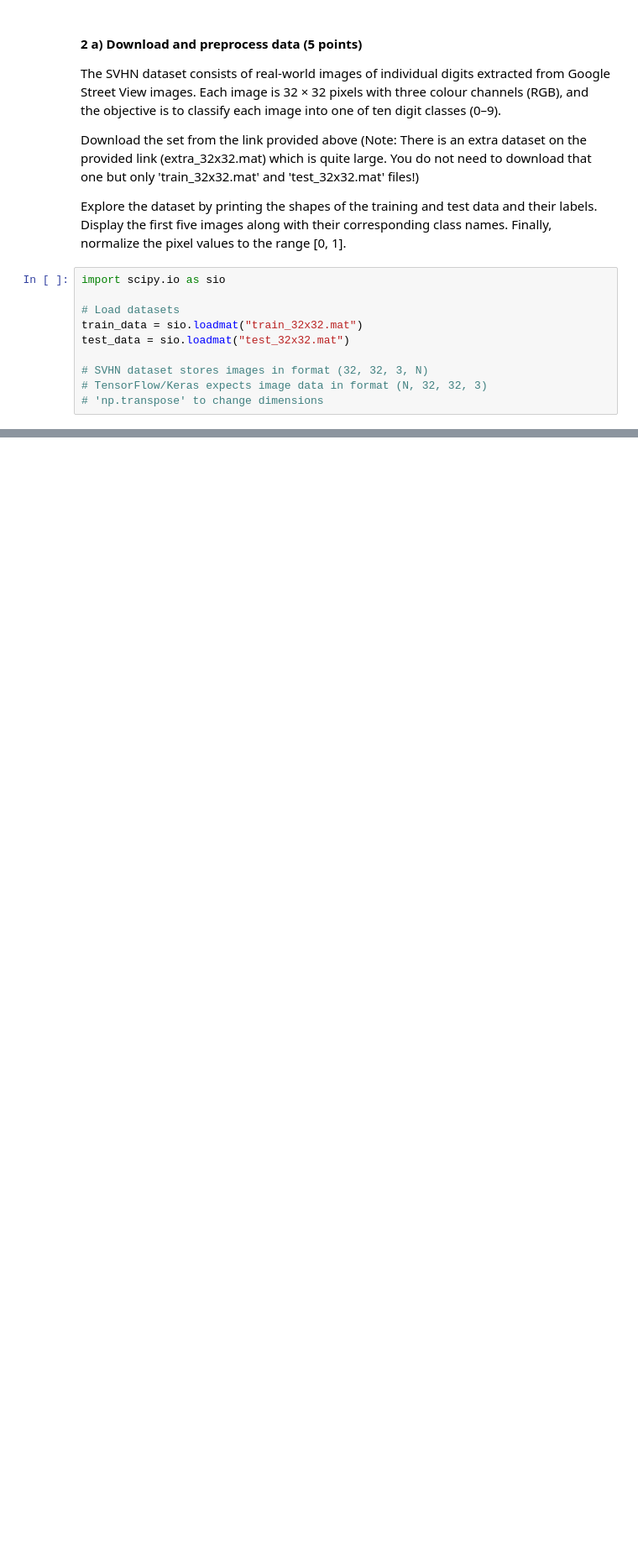
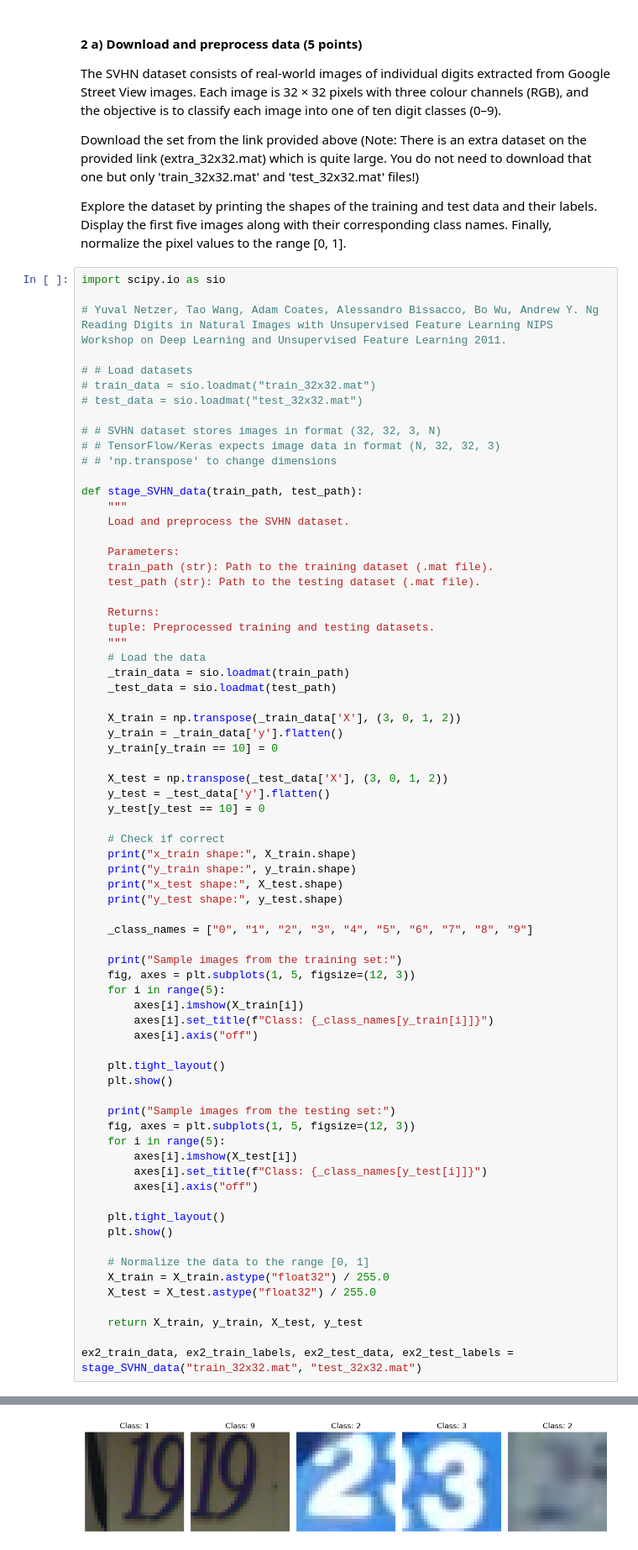
Before and after one commit to cloverco3la/GRA-41624-Deep-Learning, a Jupyter notebook: project-GRA4162-fall2026.ipynb, the cells around one changed output, grey strips where cells are left out. Shown at 84% size. Drawn from its saved outputs; the diff is of its cells as text; blank space fills up the shorter version.

```diff
--- a/project-GRA4162-fall2026.ipynb
+++ b/project-GRA4162-fall2026.ipynb
@@ -474,11 +476,72 @@ Display the first five images along with their corresponding class names. Finall
 # %%
 import scipy.io as sio
 
-# Load datasets
-train_data = sio.loadmat("train_32x32.mat")
-test_data = sio.loadmat("test_32x32.mat")
+# Yuval Netzer, Tao Wang, Adam Coates, Alessandro Bissacco, Bo Wu, Andrew Y. Ng Reading Digits in Natural Images with Unsupervised Feature Learning NIPS Workshop on Deep Learning and Unsupervised Feature Learning 2011.
 
-# SVHN dataset stores images in format (32, 32, 3, N)
-# TensorFlow/Keras expects image data in format (N, 32, 32, 3)
-# 'np.transpose' to change dimensions
+# # Load datasets
+# train_data = sio.loadmat("train_32x32.mat")
+# test_data = sio.loadmat("test_32x32.mat")
+
+# # SVHN dataset stores images in format (32, 32, 3, N)
+# # TensorFlow/Keras expects image data in format (N, 32, 32, 3)
+# # 'np.transpose' to change dimensions
+
+def stage_SVHN_data(train_path, test_path):
+    """
+    Load and preprocess the SVHN dataset.
+
+    Parameters:
+    train_path (str): Path to the training dataset (.mat file).
+    test_path (str): Path to the testing dataset (.mat file).
+
+    Returns:
+    tuple: Preprocessed training and testing datasets.
+    """
+    # Load the data
+    _train_data = sio.loadmat(train_path)
+    _test_data = sio.loadmat(test_path)
+
+    X_train = np.transpose(_train_data['X'], (3, 0, 1, 2))
+    y_train = _train_data['y'].flatten()
+    y_train[y_train == 10] = 0
+
+    X_test = np.transpose(_test_data['X'], (3, 0, 1, 2))
+    y_test = _test_data['y'].flatten()
+    y_test[y_test == 10] = 0
+
+    # Check if correct
+    print("x_train shape:", X_train.shape)
+    print("y_train shape:", y_train.shape)
+    print("x_test shape:", X_test.shape)
+    print("y_test shape:", y_test.shape)
+
+    _class_names = ["0", "1", "2", "3", "4", "5", "6", "7", "8", "9"]
+
+    print("Sample images from the training set:")
+    fig, axes = plt.subplots(1, 5, figsize=(12, 3))
+    for i in range(5):
+        axes[i].imshow(X_train[i])
+        axes[i].set_title(f"Class: {_class_names[y_train[i]]}")
+        axes[i].axis("off")
+
+    plt.tight_layout()
+    plt.show()
+
+    print("Sample images from the testing set:")
+    fig, axes = plt.subplots(1, 5, figsize=(12, 3))
+    for i in range(5):
+        axes[i].imshow(X_test[i])
+        axes[i].set_title(f"Class: {_class_names[y_test[i]]}")
+        axes[i].axis("off")
+
+    plt.tight_layout()
+    plt.show()
+
+    # Normalize the data to the range [0, 1]
+    X_train = X_train.astype("float32") / 255.0
+    X_test = X_test.astype("float32") / 255.0
+
+    return X_train, y_train, X_test, y_test
+
+ex2_train_data, ex2_train_labels, ex2_test_data, ex2_test_labels = stage_SVHN_data("train_32x32.mat", "test_32x32.mat")
 # %% [output]
@@ -485,0 +553 @@ FileNotFoundError: [Errno 2] No such file or directory: 'train_32x32.mat'
+[figure, added]
```
Also changed, not shown: parts of 8 cells of this notebook, 1 other file.
